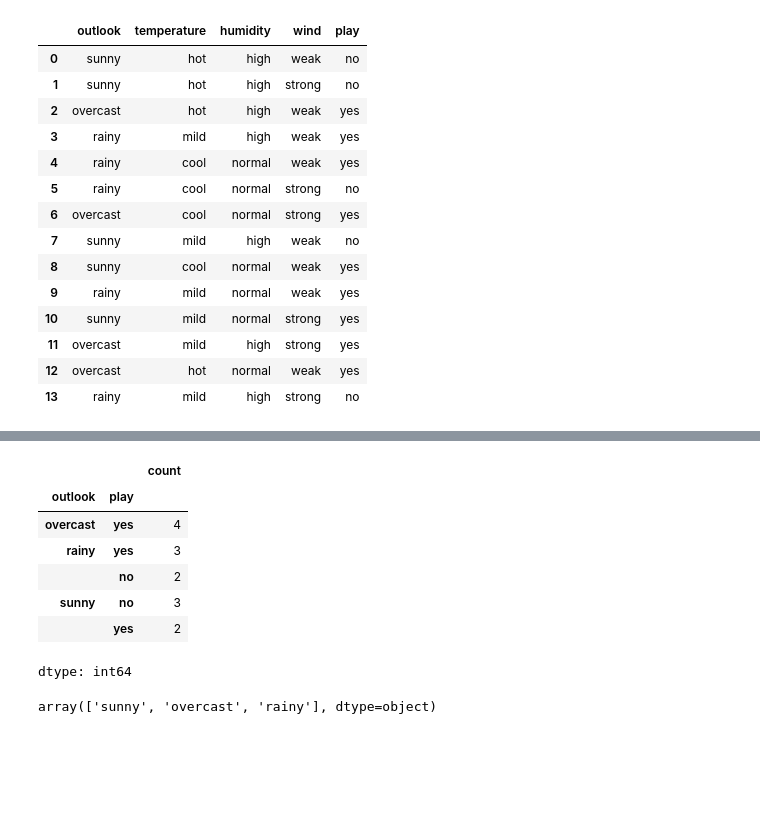
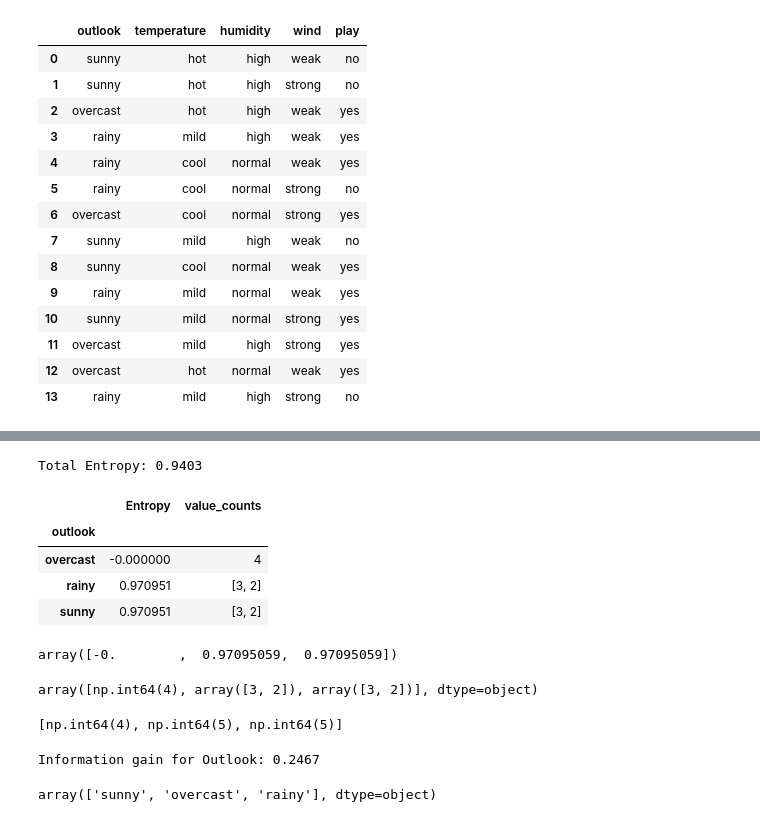
Before and after one commit to Haris-09/Machine-Learning, a Jupyter notebook: Decision_Tree.ipynb, the cells around one changed output, grey strips where cells are left out. Saved outputs shown, nothing was run; the diff lists cells and outputs as text; code cells hidden in the pictures; blank space fills up the shorter version.

Commit message:
Entropy function and calculation of information gain for outlook using groupby function.

```diff
--- a/Decision_Tree.ipynb
+++ b/Decision_Tree.ipynb
@@ -189,17 +189,3 @@ display(df)
 | 11 | overcast | mild | high | strong | yes |
 | 12 | overcast | hot | normal | weak | yes |
 | 13 | rainy | mild | high | strong | no |
-# %%
-import math
-display(len(df))
-print("----------------------------------")
-display(df['play'].unique())
-print("----------------------------------")
-display(df['play'].value_counts())
-print("----------------------------------")
-display(df['play'].value_counts().sum())
-print("----------------------------------")
-display(df['play'].value_counts().values)
-print("----------------------------------")
-values = df['play'].value_counts().values
-print(f"Total Entropy: {-sum(p/len(df) * math.log2(p/len(df)) for p in values):.4f}")
@@ -224,14 +192,38 @@ Total Entropy: 0.9403
-# %%
-df_outlook = df['play'].groupby(df['outlook']).value_counts()
-# %% [output]
-|  |  | count |
-| outlook | play |  |
-| overcast | yes | 4 |
-| rainy | yes | 3 |
-|  | no | 2 |
-| sunny | no | 3 |
-|  | yes | 2 |
-dtype: int64
+# %%
+import math
+import numpy as np
+
+def Entropy(target_col):
+    values = target_col.value_counts().values
+    sum = target_col.value_counts().sum()
+    return -np.sum(p/sum * math.log2(p/sum) for p in values)
+
+total_entropy = Entropy(df['play'])
+print(f"Total Entropy: {total_entropy:.4f}")
+# %% [output]
+Total Entropy: 0.9403
+# %%
+df_outlook = df['play'].groupby(df['outlook']).agg([Entropy, pd.value_counts])
+display(df_outlook)
+display(df_outlook['Entropy'].values)
+entrtopies_outlook = df_outlook['Entropy'].values
+display(df_outlook['value_counts'].values)
+display([np.sum(value) for value in df_outlook['value_counts'].values])
+counts_outlook = [np.sum(value) for value in df_outlook['value_counts'].values]
+entropy_outlook = 0
+for entropy, count in zip(entrtopies_outlook, counts_outlook):
+    entropy_outlook += entropy * count/len(df)
+print(f"Information gain for Outlook: {total_entropy-entropy_outlook:.4f}")
+# %% [output]
+|  | Entropy | value_counts |
+| outlook |  |  |
+| overcast | -0.000000 | 4 |
+| rainy | 0.970951 | [3, 2] |
+| sunny | 0.970951 | [3, 2] |
+array([-0.        ,  0.97095059,  0.97095059])
+array([np.int64(4), array([3, 2]), array([3, 2])], dtype=object)
+[np.int64(4), np.int64(5), np.int64(5)]
+Information gain for Outlook: 0.2467
 # %%
 feature = df['outlook']
 vals = feature.unique()
```
Also changed, not shown: parts of 2 cells of this notebook.
